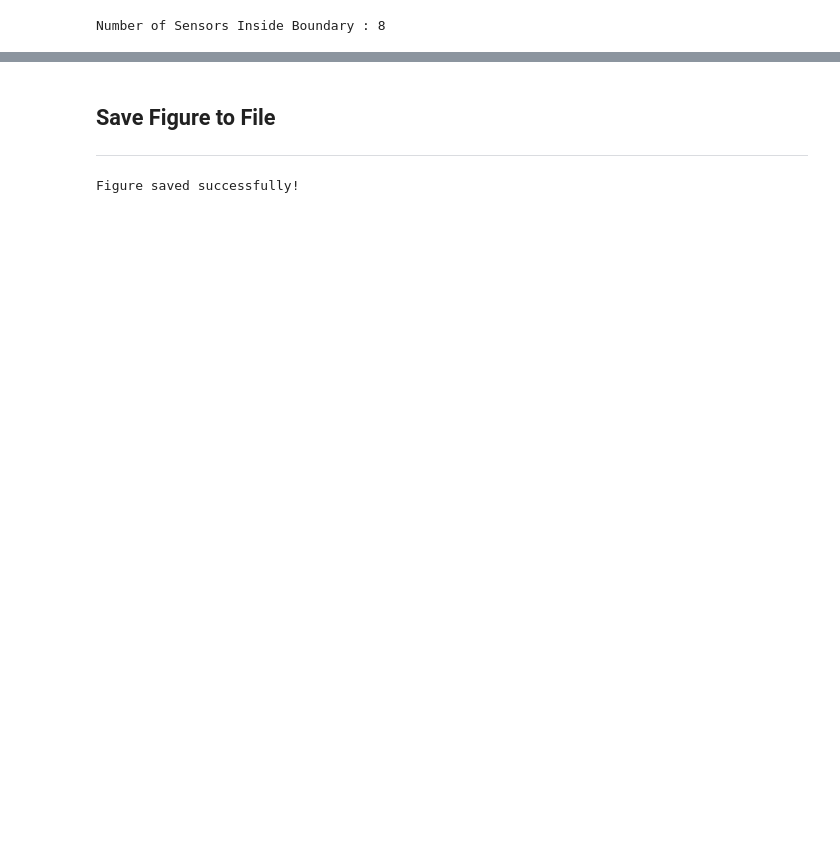
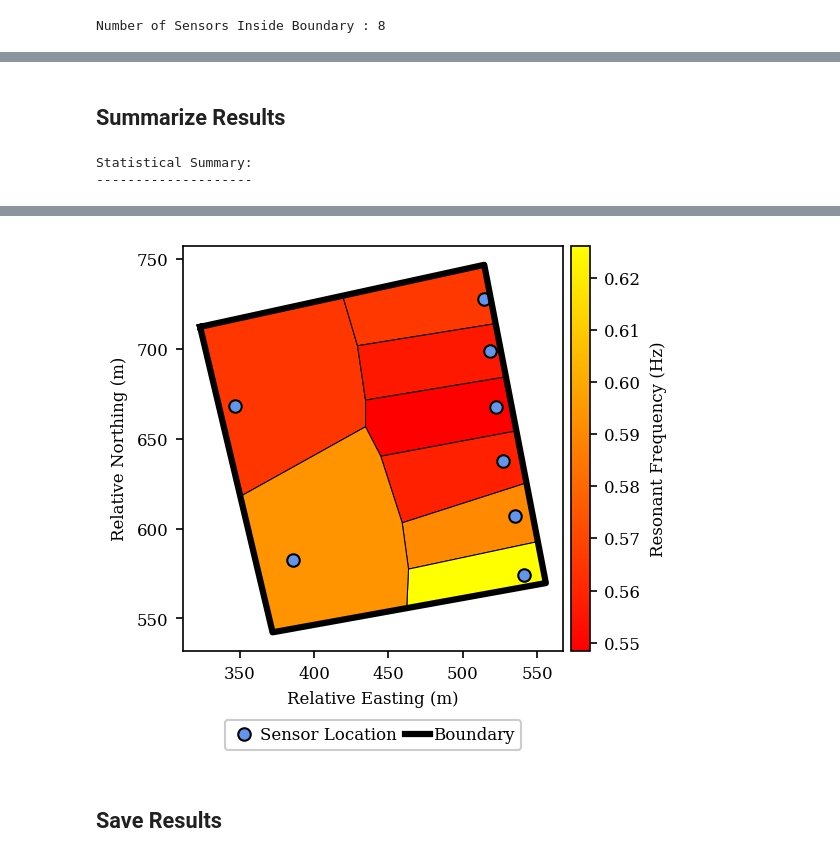
Before and after one commit to jpvantassel/hvsrpy, a Jupyter notebook: examples/example_spatial_hvsr.ipynb, the cells around one changed output, grey strips where cells are left out. Cells and saved outputs as stored; diff of their text form; code cells hidden in the pictures; blank space fills up the shorter version.

Commit message:
:hammer: Overhaul spatial hvsr computation with example

```diff
--- a/examples/example_spatial_hvsr.ipynb
+++ b/examples/example_spatial_hvsr.ipynb
@@ -69,16 +71,18 @@ At a minimum the sensor information must include the relative x and y coordinate
 # %%
 # File which includes hvsr statistical data.
-fname = "sp_centreport.csv"
+fname = "./data/sp_centreport.csv"
 # Assumed distribution of the generators. "lognormal" is recommended.
-dist_generators = "lognormal"
+distribution_generators = "lognormal"
 # Assumed/desired spatial distribution. "lognormal" is recommended.
-dist_spatial = "lognormal"
+distribution_spatial = "lognormal"
 
 df = pd.read_csv(fname)
 coordinates = df.to_numpy(copy=True)[:, 0:2]
-means = df.to_numpy(copy=True)[:, 2]
-stddevs = df.to_numpy(copy=True)[:, 3]
-df.head()
+generator_means = df.to_numpy(copy=True)[:, 2]
+generator_stddevs = df.to_numpy(copy=True)[:, 3]
+display(df.head())
+
+spatial = hvsrpy.HvsrSpatial(coordinates)
 # %% [output]
 |  | x | y | mean | stddev |
 | 0 | 544.594606 | 432.890014 | -0.411170 | 0.206193 |
@@ -103,7 +97,6 @@ Specify unique x and y coordinates to define the Voronoi tesselations boundary.
 # %%
-df = pd.read_csv("sp_w2.csv")
-
+df = pd.read_csv("./data/sp_warehouse2.csv")
 boundary = df.to_numpy(copy=True)[:, 0:2]
-df.head()
+display(df.head())
 # %% [output]
 |  | x | y |
@@ -119,8 +109,15 @@ Apply boundary to `HvsrVault` and request spatial weights for declustered statis
 # %%
-weights, valid_indices = vlt.spatial_weights(boundary, dc_method="voronoi")
-valid_coordinates = vlt.coordinates[valid_indices,:]
-vertices, indices = vlt.bounded_voronoi(boundary)
+generator_weights, valid_indices = spatial.spatial_weights(boundary, declustering_method="voronoi")
+valid_sensor_coordinates = spatial.coordinates[valid_indices,:]
+tesselation_vertices, tesselation_sensor_indices = spatial.bounded_voronoi(boundary)
+print(f"Number of Sensors Inside Boundary : {len(valid_indices)}")
 
-print(f"Number of Sensors Inside Boundary : {len(valid_indices)}")
+results = hvsrpy.montecarlo_fn(generator_means[valid_indices],
+                               generator_stddevs[valid_indices],
+                               generator_weights,
+                               distribution_generators=distribution_generators,
+                               distribution_spatial=distribution_spatial
+                              )
+spatial_mean, spatial_stddev, _ = results
 # %% [output]
 Number of Sensors Inside Boundary : 8
@@ -178,0 +124,16 @@ Statistics considering spatial variability:
+# %% [markdown]
+## Summarize Results
+# %%
+print("\nStatistical Summary:")
+print("-"*20)
+hvsrpy.summarize_spatial_statistics(spatial_mean, spatial_stddev, distribution_spatial)
+
+fig, ax = hvsrpy.plot_voronoi(valid_sensor_coordinates,
+                              np.exp(generator_means[valid_indices]),
+                              tesselation_vertices,
+                              boundary,
+                             )
+plt.show()
+# %% [output]
+Statistical Summary:
+--------------------
@@ -179,11 +143,12 @@ Statistics considering spatial variability:
+[figure, added]
 # %% [markdown]
-## Save Figure to File
----
+## Save Results
 # %%
-figure_name_out = "example_hvsr_spatial.png"
+save_figure = False
+fname_prefix = "example_spatial_hvsr"
 
-fig.savefig(figure_name_out, dpi=300, bbox_inches='tight')
-plt.close()
-print("Figure saved successfully!")
+if save_figure:
+    fname = f"{fname_prefix}.png"
+    fig.savefig(fname)
+    plt.close()
+    print(f"Figure saved successfully to {fname}!")
-# %% [output]
-Figure saved successfully!
```
Also changed, not shown: parts of 12 cells of this notebook, 6 other files.
